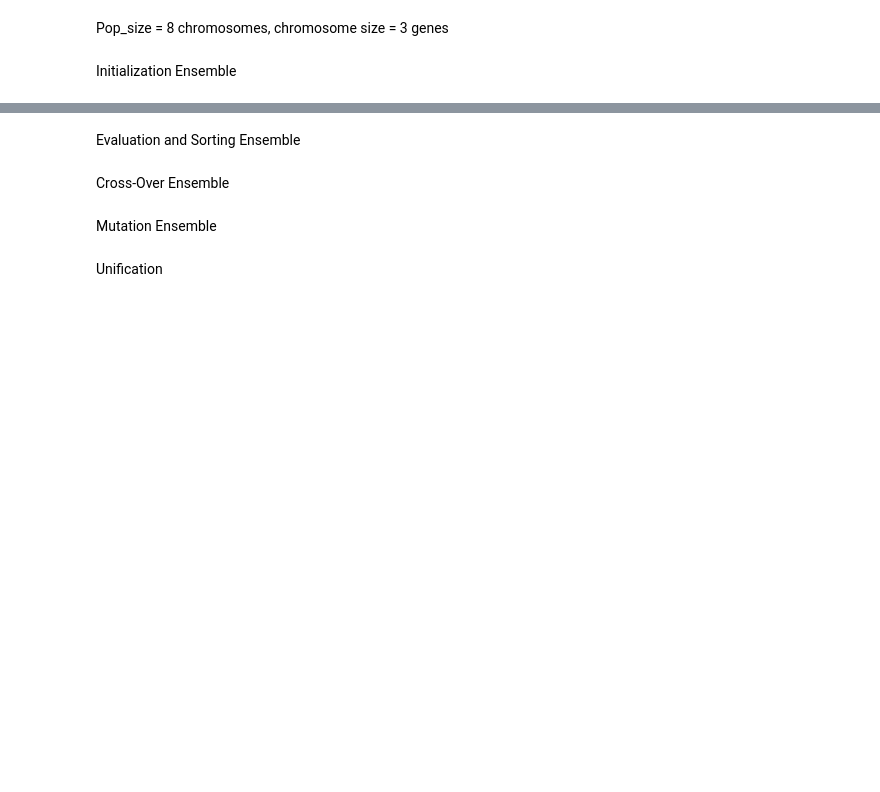
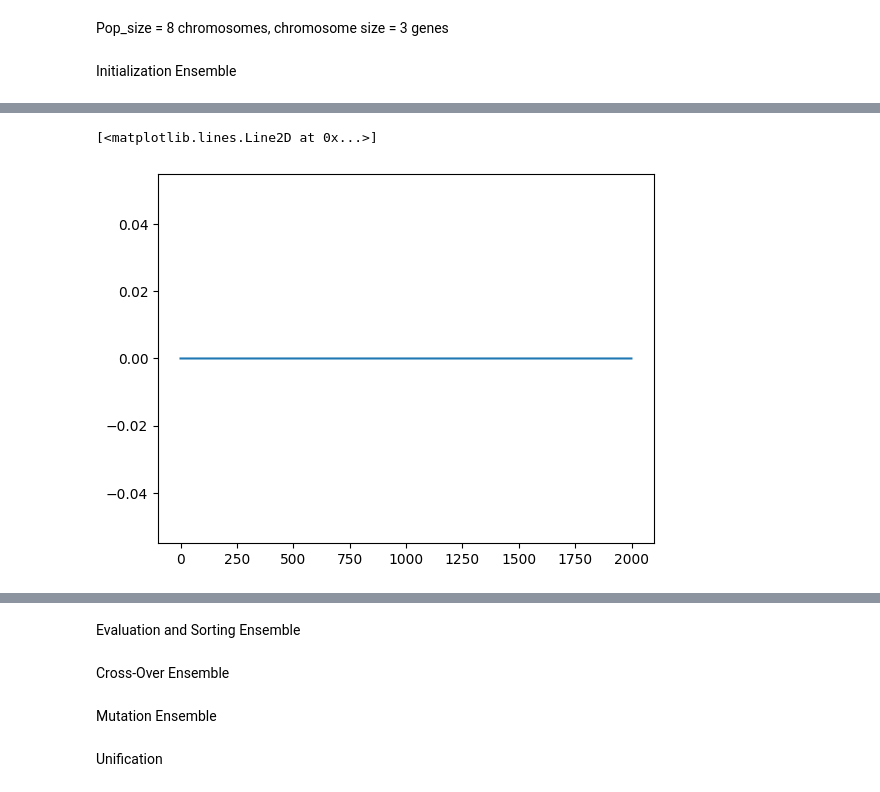
Before and after one commit to stijnradboud/Neuromorphic-Project-Group-9, a Jupyter notebook: Parallel/parallel_evo_alg.ipynb, the cells around one changed output, grey strips where cells are left out. Drawn from its saved outputs; the diff is of its cells as text; code cells hidden in the pictures; blank space fills up the shorter version.

```diff
--- a/Parallel/parallel_evo_alg.ipynb
+++ b/Parallel/parallel_evo_alg.ipynb
@@ -20,0 +66,5 @@ Initialization Ensemble
+# %%
+plt.plot(sim.data[I1_probe])
+# %% [output]
+[<matplotlib.lines.Line2D at 0x...>]
+[figure, added]
```
Also changed, not shown: parts of 8 cells of this notebook.
